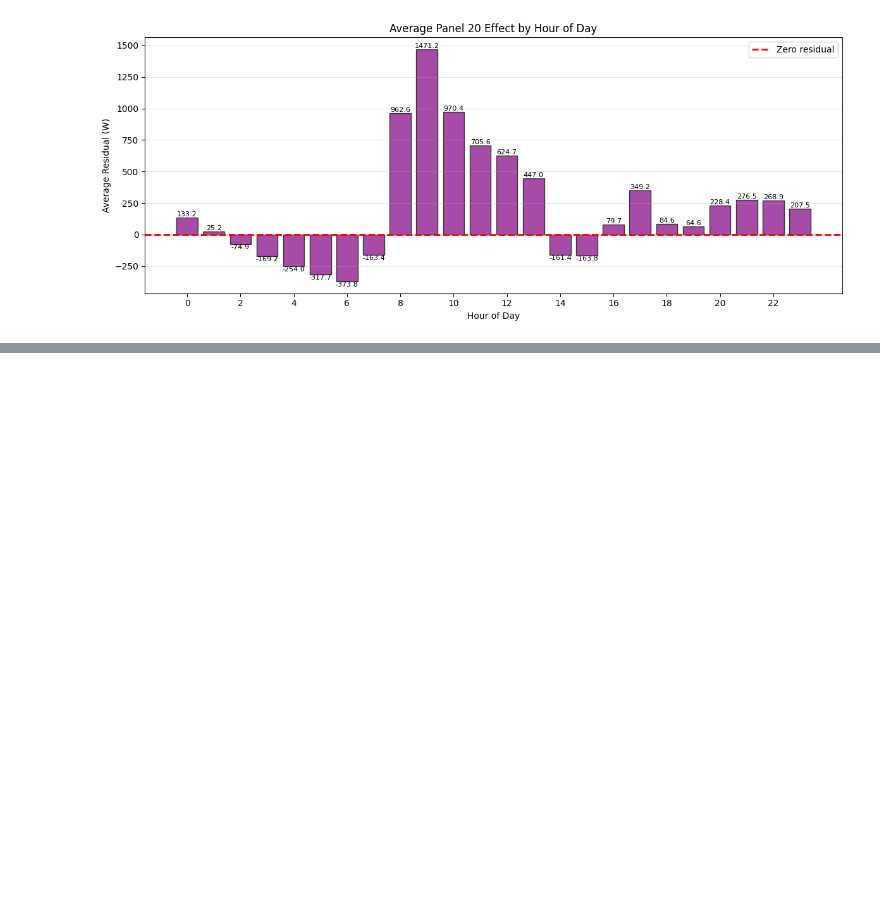
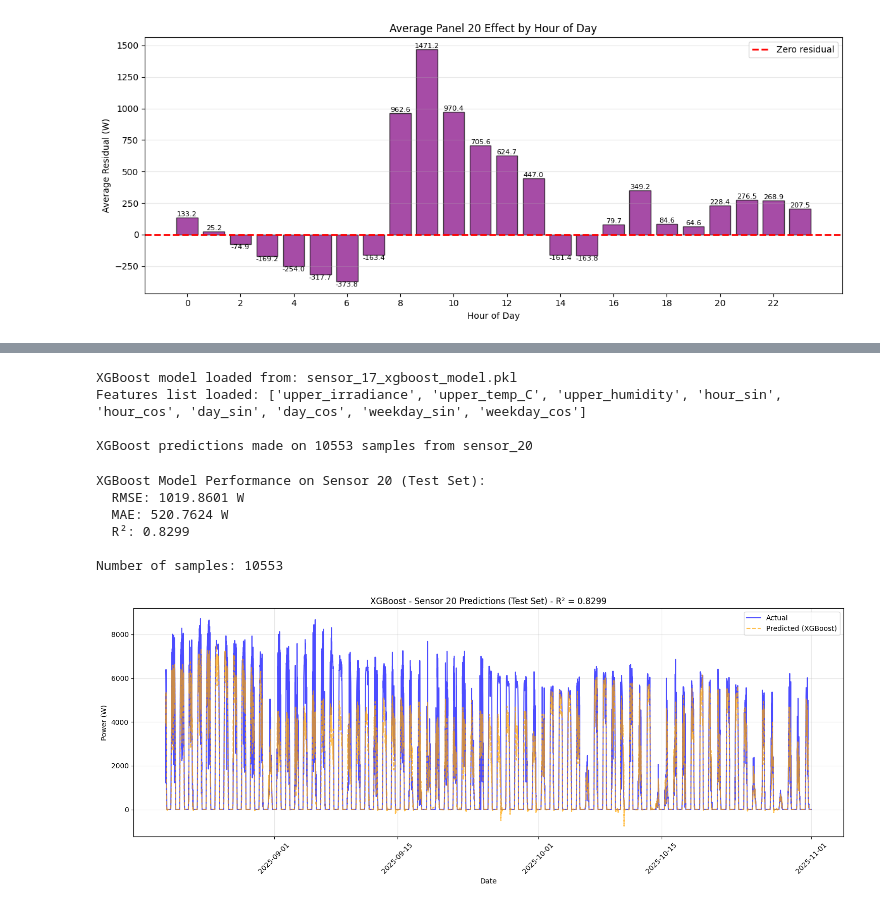
Before and after one commit to nhphuong2504/agrivoltaics, a Jupyter notebook: analyze-2.ipynb, the cells around one changed output, grey strips where cells are left out. Cells and saved outputs as stored; diff of their text form; code cells hidden in the pictures; blank space fills up the shorter version.

```diff
--- a/analyze-2.ipynb
+++ b/analyze-2.ipynb
@@ -543,0 +688,59 @@ plt.show()
+# %%
+# Load the saved XGBoost model and make predictions on sensor_20
+loaded_xgb_model = joblib.load(xgb_model_filename)
+loaded_xgb_features = joblib.load(xgb_features_filename)
+
+print(f"XGBoost model loaded from: {xgb_model_filename}")
+print(f"Features list loaded: {loaded_xgb_features}")
+
+# Make predictions on sensor_20 using XGBoost
+y_20_pred_xgb = loaded_xgb_model.predict(X_20)
+
+print(f"\nXGBoost predictions made on {len(y_20_pred_xgb)} samples from sensor_20")
+# %% [output]
+XGBoost model loaded from: sensor_17_xgboost_model.pkl
+Features list loaded: ['upper_irradiance', 'upper_temp_C', 'upper_humidity', 'hour_sin', 'hour_cos', 'day_sin', 'day_cos', 'weekday_sin', 'weekday_cos']
+
+XGBoost predictions made on 10553 samples from sensor_20
+# %%
+# Evaluate XGBoost model performance on sensor_20 (test set)
+mse_20_xgb = mean_squared_error(y_20, y_20_pred_xgb)
+rmse_20_xgb = np.sqrt(mse_20_xgb)
+mae_20_xgb = mean_absolute_error(y_20, y_20_pred_xgb)
+r2_20_xgb = r2_score(y_20, y_20_pred_xgb)
+
+print("XGBoost Model Performance on Sensor 20 (Test Set):")
+print(f"  RMSE: {rmse_20_xgb:.4f} W")
+print(f"  MAE: {mae_20_xgb:.4f} W")
+print(f"  R²: {r2_20_xgb:.4f}")
+print(f"\nNumber of samples: {len(y_20)}")
+# %% [output]
+XGBoost Model Performance on Sensor 20 (Test Set):
+  RMSE: 1019.8601 W
+  MAE: 520.7624 W
+  R²: 0.8299
+
+Number of samples: 10553
+# %%
+# Visualize XGBoost predictions vs actual values for sensor_20 as time series
+fig, ax = plt.subplots(1, 1, figsize=(15, 6))
+
+# Sort by datetime for proper time series plotting
+sorted_idx_20 = datetime_20.argsort()
+
+# Plot actual vs predicted for sensor_20
+ax.plot(datetime_20.iloc[sorted_idx_20], y_20.iloc[sorted_idx_20],
+        label='Actual', alpha=0.7, linewidth=1.5, color='blue')
+ax.plot(datetime_20.iloc[sorted_idx_20], y_20_pred_xgb[sorted_idx_20],
+        label='Predicted (XGBoost)', alpha=0.7, linewidth=1.5, color='orange', linestyle='--')
+ax.set_xlabel('Date')
+ax.set_ylabel('Power (W)')
+ax.set_title(f'XGBoost - Sensor 20 Predictions (Test Set) - R² = {r2_20_xgb:.4f}')
+ax.legend()
+ax.grid(True, alpha=0.3)
+ax.tick_params(axis='x', rotation=45)
+
+plt.tight_layout()
+plt.show()
+# %% [output]
+[figure, added]
```
Also changed, not shown: parts of 14 cells of this notebook, 2 other files.
